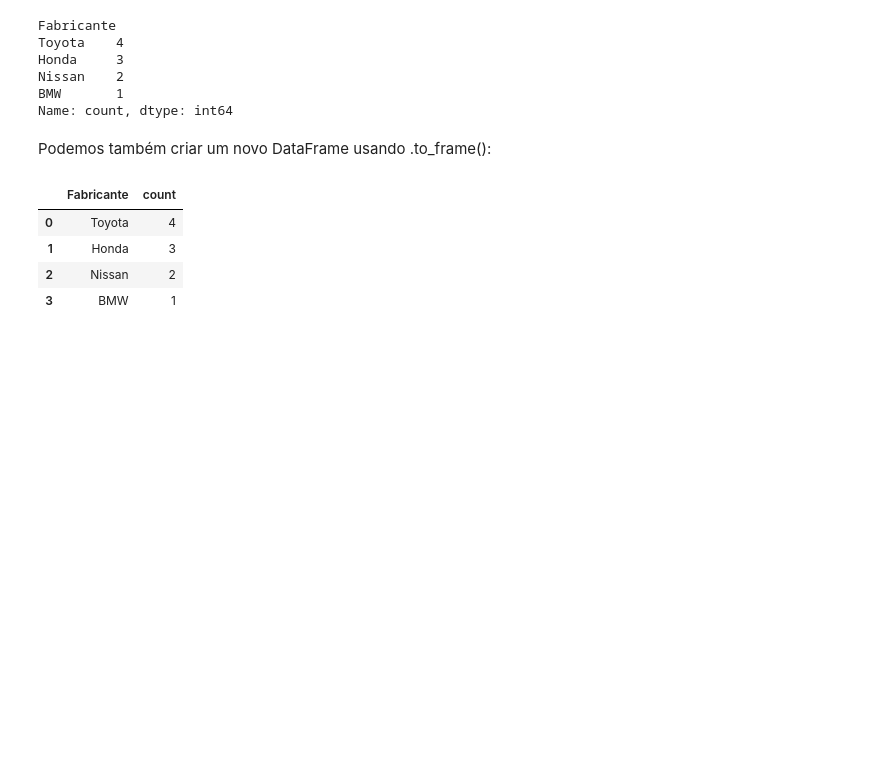
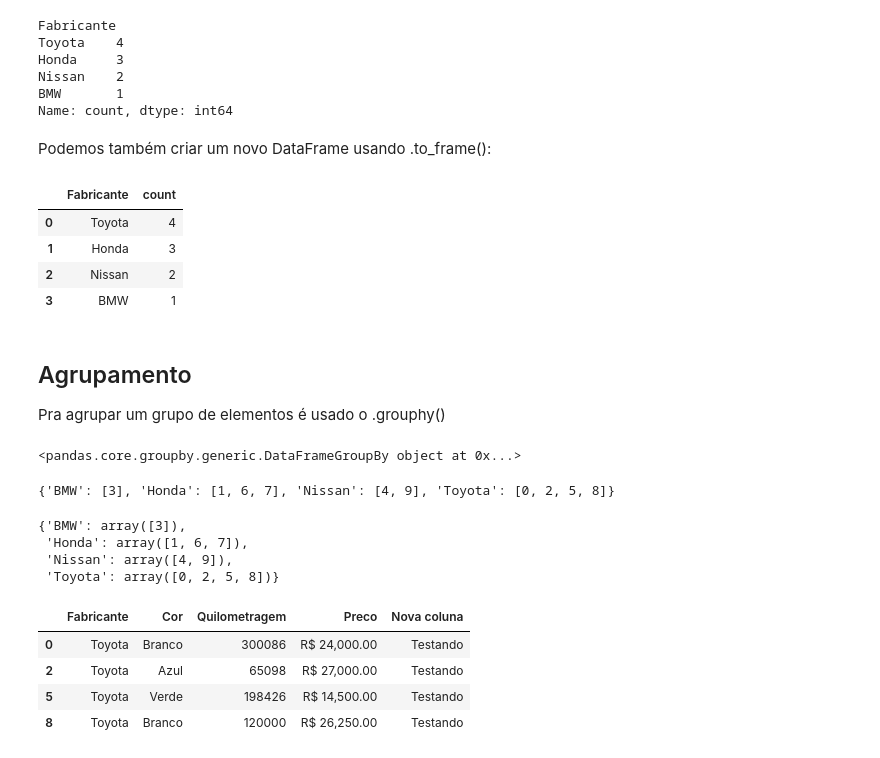
Before and after one commit to ricardoriverac/youxlab-treino-git, a Jupyter notebook: python-tayla/aulas-dados/estudos.ipynb, the cells around one changed output. Drawn from its saved outputs; the diff is of its cells as text; code cells hidden in the pictures; blank space fills up the shorter version.

```diff
--- a/python-tayla/aulas-dados/estudos.ipynb
+++ b/python-tayla/aulas-dados/estudos.ipynb
@@ -495,3 +495,34 @@ dados_fabricante
 | 1 | Honda | 3 |
 | 2 | Nissan | 2 |
 | 3 | BMW | 1 |
+# %% [markdown]
+## Agrupamento
+<p>Pra agrupar um grupo de elementos é usado o .grouphy()</p>
+# %%
+# agrupa as linhas da tabela de acordo com seus respectivos fabricantes
+grupos = dados.groupby('Fabricante')
+grupos
+# %% [output]
+<pandas.core.groupby.generic.DataFrameGroupBy object at 0x...>
+# %%
+# retorna os grupos obtidos pelo groupby
+grupos.groups
+# %% [output]
+{'BMW': [3], 'Honda': [1, 6, 7], 'Nissan': [4, 9], 'Toyota': [0, 2, 5, 8]}
+# %%
+# retorna os índices das linhas/observações de cada grupo
+grupos.indices
+# %% [output]
+{'BMW': array([3]),
+ 'Honda': array([1, 6, 7]),
+ 'Nissan': array([4, 9]),
+ 'Toyota': array([0, 2, 5, 8])}
+# %%
+# retorna um DataFrame apenas com as observações do grupo escolhido
+grupos.get_group('Toyota')
+# %% [output]
+|  | Fabricante | Cor | Quilometragem | Preco | Nova coluna |
+| 0 | Toyota | Branco | 300086 | R$ 24,000.00 | Testando |
+| 2 | Toyota | Azul | 65098 | R$ 27,000.00 | Testando |
+| 5 | Toyota | Verde | 198426 | R$ 14,500.00 | Testando |
+| 8 | Toyota | Branco | 120000 | R$ 26,250.00 | Testando |
```
Also changed, not shown: parts of 23 cells of this notebook.
